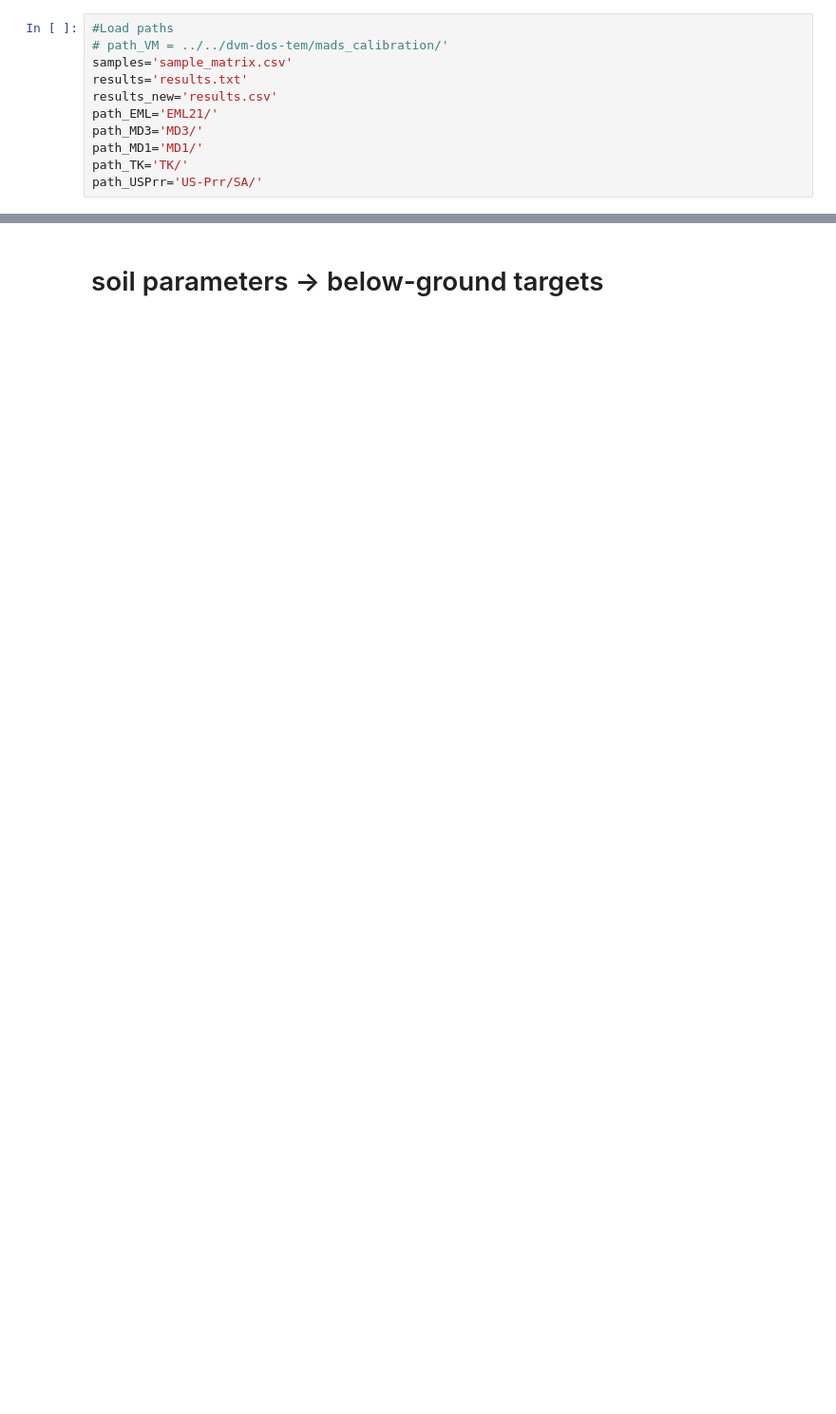
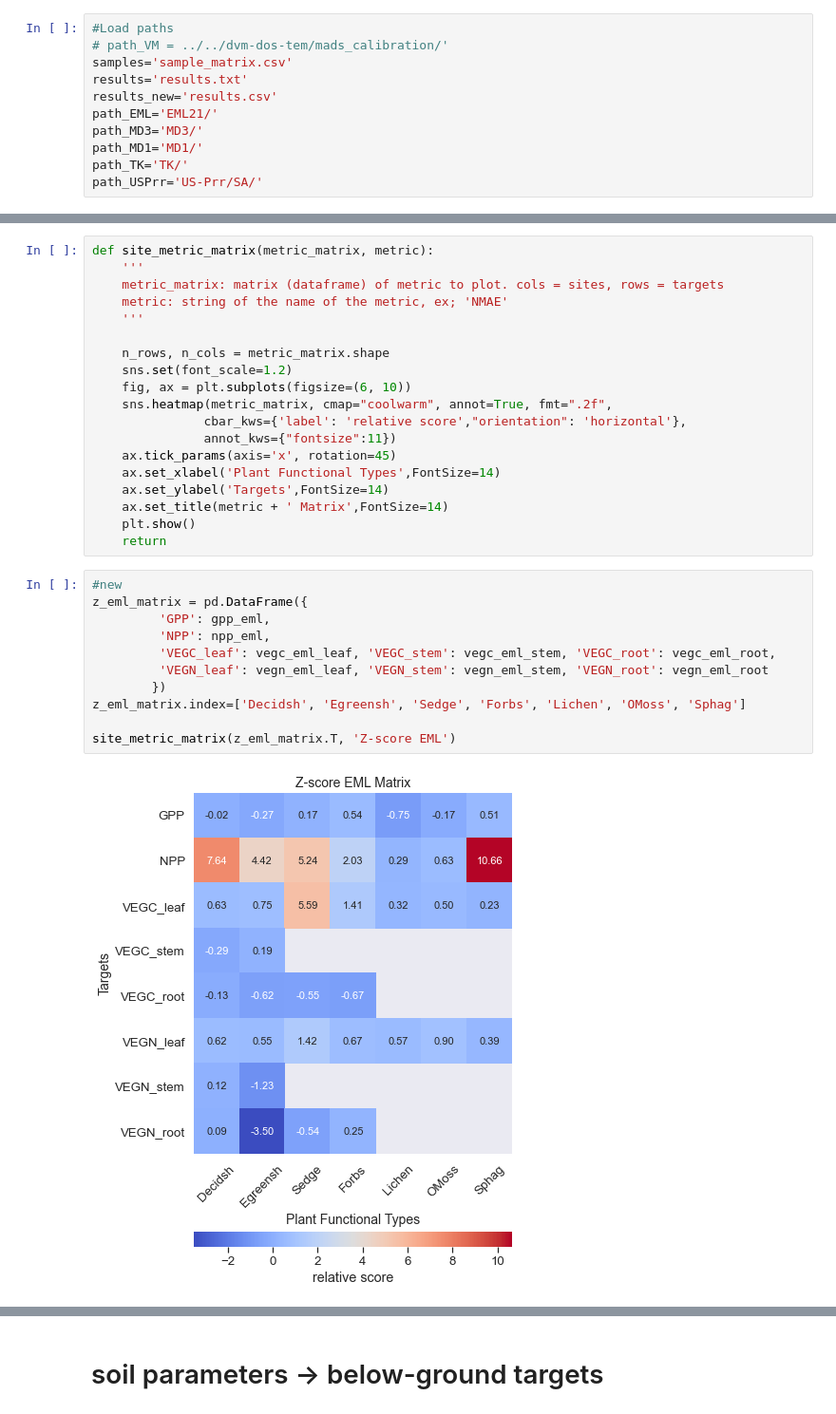
Before and after one commit to whrc/MADS-TEM-calibration, a Jupyter notebook: Paper_Figures.ipynb, the cells around one changed output, grey strips where cells are left out. Shown: that part at 95% size. Drawn from its saved outputs; the diff is of its cells as text; blank space fills up the shorter version.

Commit message:
updated Figure script

```diff
--- a/Paper_Figures.ipynb
+++ b/Paper_Figures.ipynb
@@ -413,0 +680,32 @@ site_metric_matrix(z_matrix_rN, 'Z scores: VEGN root')
+# %%
+def site_metric_matrix(metric_matrix, metric):
+    '''
+    metric_matrix: matrix (dataframe) of metric to plot. cols = sites, rows = targets
+    metric: string of the name of the metric, ex; 'NMAE'
+    '''
+
+    n_rows, n_cols = metric_matrix.shape
+    sns.set(font_scale=1.2)
+    fig, ax = plt.subplots(figsize=(6, 10))
+    sns.heatmap(metric_matrix, cmap="coolwarm", annot=True, fmt=".2f",
+               cbar_kws={'label': 'relative score',"orientation": 'horizontal'},
+               annot_kws={"fontsize":11})
+    ax.tick_params(axis='x', rotation=45)
+    ax.set_xlabel('Plant Functional Types',FontSize=14)
+    ax.set_ylabel('Targets',FontSize=14)
+    ax.set_title(metric + ' Matrix',FontSize=14)
+    plt.show()
+    return
+# %%
+#new
+z_eml_matrix = pd.DataFrame({
+         'GPP': gpp_eml,
+         'NPP': npp_eml,
+         'VEGC_leaf': vegc_eml_leaf, 'VEGC_stem': vegc_eml_stem, 'VEGC_root': vegc_eml_root,
+         'VEGN_leaf': vegn_eml_leaf, 'VEGN_stem': vegn_eml_stem, 'VEGN_root': vegn_eml_root
+        })
+z_eml_matrix.index=['Decidsh', 'Egreensh', 'Sedge', 'Forbs', 'Lichen', 'OMoss', 'Sphag']
+
+site_metric_matrix(z_eml_matrix.T, 'Z-score EML')
+# %% [output]
+[figure, added]
```
Also changed, not shown: parts of 62 cells of this notebook, 1 other file.
